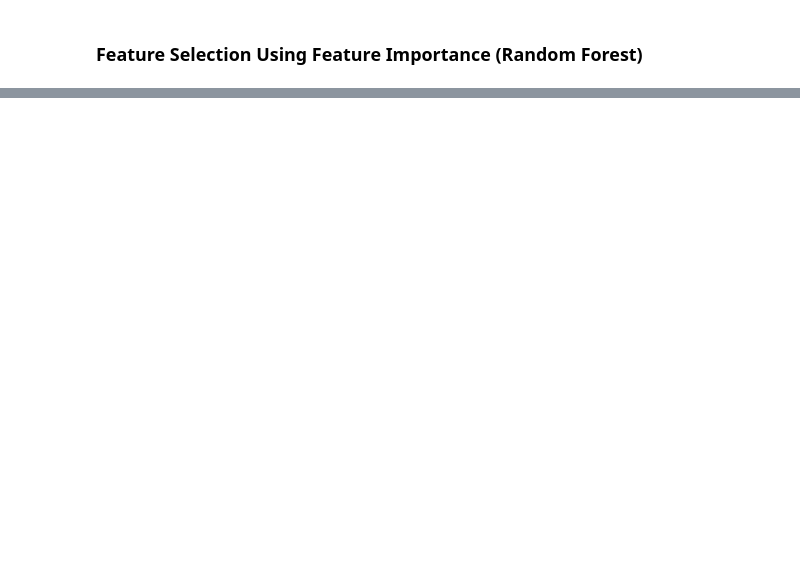
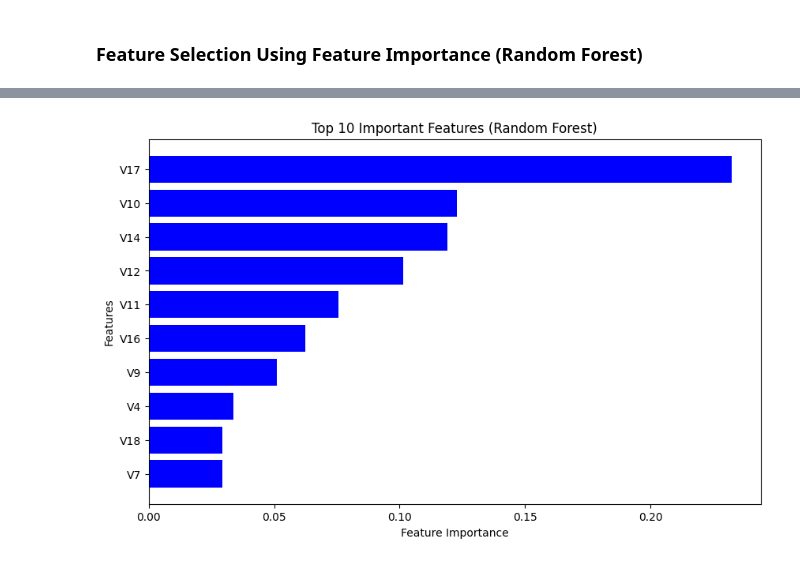
Before and after one commit to Ambigapathi-V/Credit-Card-Fraud-Detection, a Jupyter notebook: fraud_detection.ipynb, the cells around one changed output, grey strips where cells are left out. Cells and saved outputs as stored; diff of their text form; code cells hidden in the pictures; blank space fills up the shorter version.

```diff
--- a/fraud_detection.ipynb
+++ b/fraud_detection.ipynb
@@ -361,6 +383,8 @@ plt.show()
 Observations:
 - Some features like V7 and V20 show a higher correlation with fraudulent transactions.
 - Some features like V4,V6,V21 are slight  correlated with fraudulent transactions.
+# %%
+df.drop("Rolling_Amount",axis=1,inplace=True)
 # %% [markdown]
 ## 4. Data Preparation for Modeling
 # %%
@@ -399,24 +456,27 @@ print(class_counts)
 # %%
 # Get Feature Importance
 feature_importance = rf_model.feature_importances_
 
 # Convert to DataFrame for better visualization
-feature_importance_df = pd.DataFrame({'Feature': X_train.columns, 'Importance': feature_importance})
+# Use selected_features instead of X_train.columns
+feature_importance_df = pd.DataFrame({'Feature': selected_features, 'Importance': feature_importance})
 feature_importance_df = feature_importance_df.sort_values(by='Importance', ascending=False)
 
 # Plot Top Features
 plt.figure(figsize=(10, 6))
 plt.barh(feature_importance_df["Feature"][:10], feature_importance_df["Importance"][:10], color='blue')
 plt.xlabel("Feature Importance")
 plt.ylabel("Features")
 plt.title("Top 10 Important Features (Random Forest)")
 plt.gca().invert_yaxis()  # Invert y-axis for better readability
 plt.show()
 
 # Selecting Top 10 Features
 selected_features = feature_importance_df["Feature"][:10].values
 X_train_selected = X_train[selected_features]
 X_test_selected = X_test[selected_features]
+# %% [output]
+[figure, added]
 # %%
 from sklearn.model_selection import cross_val_score, StratifiedKFold
 from sklearn.metrics import classification_report, confusion_matrix, roc_curve, auc, accuracy_score
```
Also changed, not shown: parts of 16 cells of this notebook.
